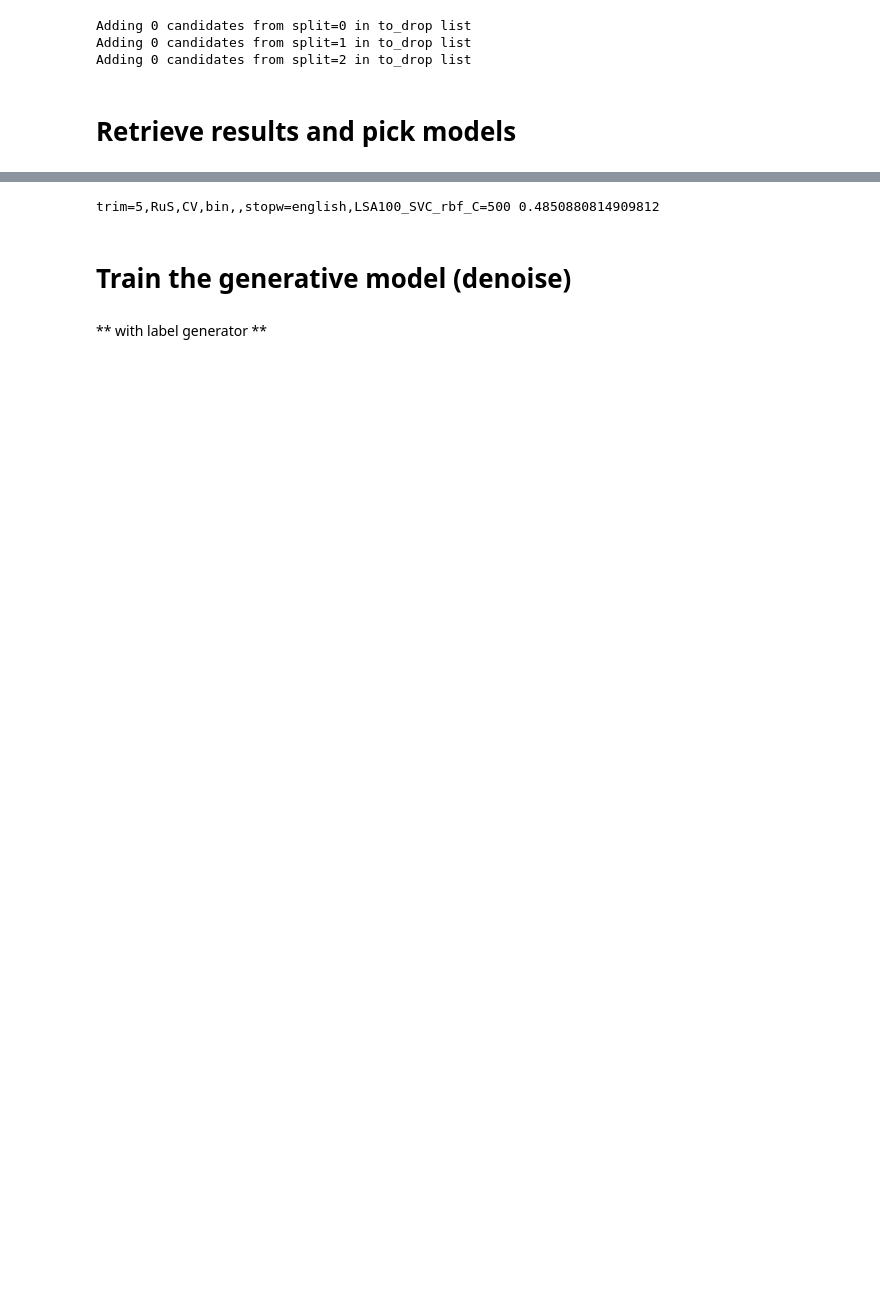
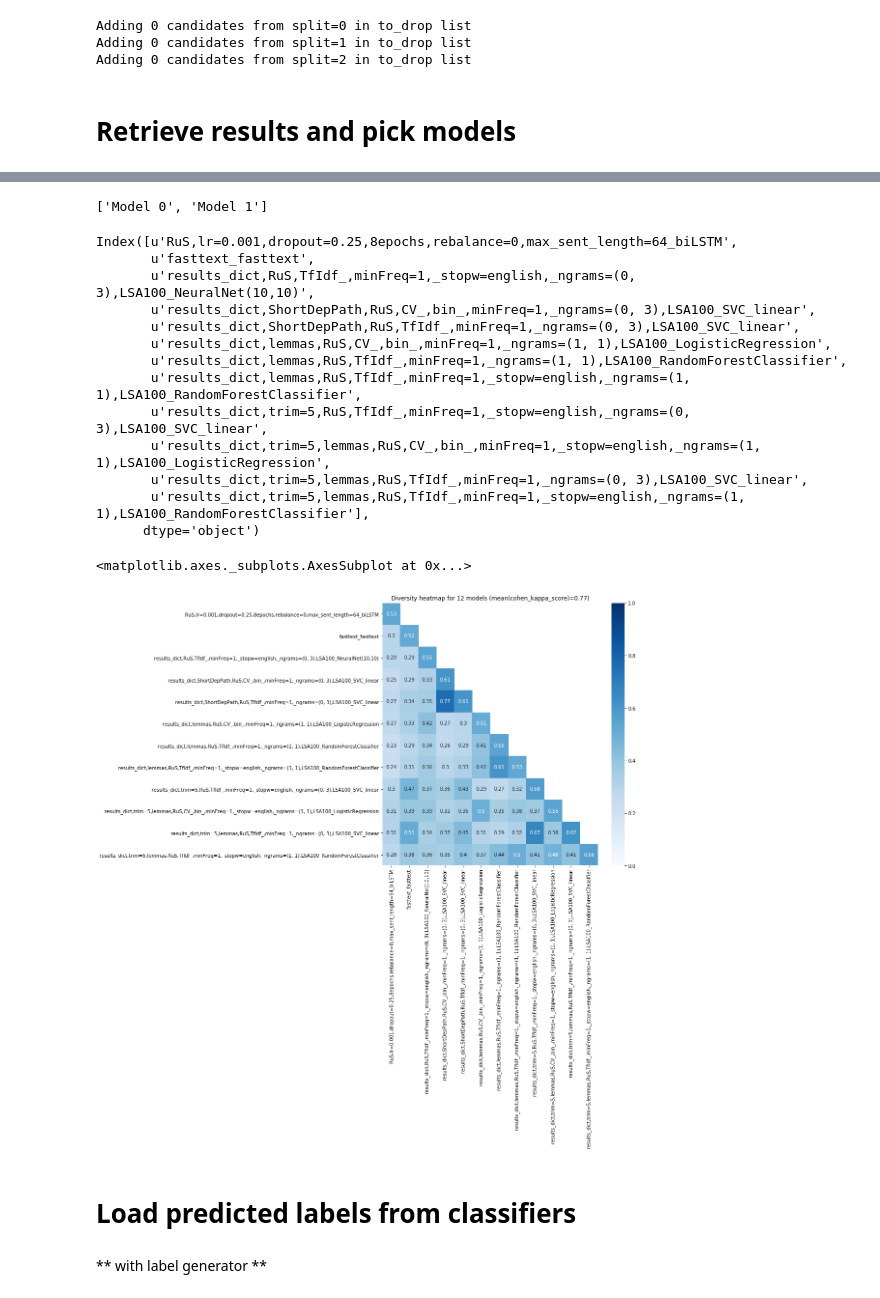
Before and after one commit to littlewine/snorkel-ml, a Jupyter notebook: my-code/snorkel II labelling functions & denoising.ipynb, the cells around one changed output, grey strips where cells are left out. Cells and saved outputs as stored; diff of their text form; code cells hidden in the pictures; blank space fills up the shorter version.

```diff
--- a/my-code/snorkel II labelling functions & denoising.ipynb
+++ b/my-code/snorkel II labelling functions & denoising.ipynb
@@ -51,5 +106,7 @@ Adding 0 candidates from split=2 in to_drop list
 #                                         best_model=True,
 #                                        )
 # %%
-with open("ml_predictions/good_batch_Wed0606.pickle", 'rb') as f:
+with open("ml_predictions/12models_clustering_outerdistances.pickle", 'rb') as f:
     results_dict = pickle.load(f)
+print 'Loaded:\n',
+results_dict.keys()
@@ -162,10 +161,43 @@ TypeError: unhashable type: 'list'
+# %%
+model_names
+# %% [output]
+['Model 0', 'Model 1']
+# %%
+metric = cohen_kappa_score
+
+mean = diversity_matrix(
+    results_dict,
+    metric=accuracy_score,
+    diagonal_key=None
+).mean().mean()
+
+diversity_heatmap(results_dict,
+                  metric=metric, diagonal_key='f1+',
+                  evaluate_on = "label_unlab_prob+",
+                  plot_model_names = True,
+                  title='Diversity heatmap for %i models (mean(%s)=%.2f)'%(
+                      len(results_dict),metric.__name__, mean) )
+# %% [output]
+Index([u'RuS,lr=0.001,dropout=0.25,8epochs,rebalance=0,max_sent_length=64_biLSTM',
+       u'fasttext_fasttext',
+       u'results_dict,RuS,TfIdf_,minFreq=1,_stopw=english,_ngrams=(0, 3),LSA100_NeuralNet(10,10)',
+       u'results_dict,ShortDepPath,RuS,CV_,bin_,minFreq=1,_ngrams=(0, 3),LSA100_SVC_linear',
+       u'results_dict,ShortDepPath,RuS,TfIdf_,minFreq=1,_ngrams=(0, 3),LSA100_SVC_linear',
+       u'results_dict,lemmas,RuS,CV_,bin_,minFreq=1,_ngrams=(1, 1),LSA100_LogisticRegression',
+       u'results_dict,lemmas,RuS,TfIdf_,minFreq=1,_ngrams=(1, 1),LSA100_RandomForestClassifier',
+       u'results_dict,lemmas,RuS,TfIdf_,minFreq=1,_stopw=english,_ngrams=(1, 1),LSA100_RandomForestClassifier',
+       u'results_dict,trim=5,RuS,TfIdf_,minFreq=1,_stopw=english,_ngrams=(0, 3),LSA100_SVC_linear',
+       u'results_dict,trim=5,lemmas,RuS,CV_,bin_,minFreq=1,_stopw=english,_ngrams=(1, 1),LSA100_LogisticRegression',
+       u'results_dict,trim=5,lemmas,RuS,TfIdf_,minFreq=1,_ngrams=(0, 3),LSA100_SVC_linear',
+       u'results_dict,trim=5,lemmas,RuS,TfIdf_,minFreq=1,_stopw=english,_ngrams=(1, 1),LSA100_RandomForestClassifier'],
+      dtype='object')
+<matplotlib.axes._subplots.AxesSubplot at 0x...>
+[figure, added]
 # %%
-lowest_model_name = cohens_df.mean().idxmin()
-print cohens_df.mean().idxmin() , cohens_df.mean().min()
+# lowest_model_name = cohens_df.mean().idxmin()
+# print cohens_df.mean().idxmin() , cohens_df.mean().min()
-# %% [output]
-trim=5,RuS,CV,bin,,stopw=english,LSA100_SVC_rbf_C=500 0.4850880814909812
-# %% [markdown]
-# Train the generative model (denoise)
+# %% [markdown]
+# Load predicted labels from classifiers
 # %%
 from snorkel.annotations import LabelAnnotator
 # %% [markdown]
```
Also changed, not shown: parts of 185 cells of this notebook, 14 other files.
